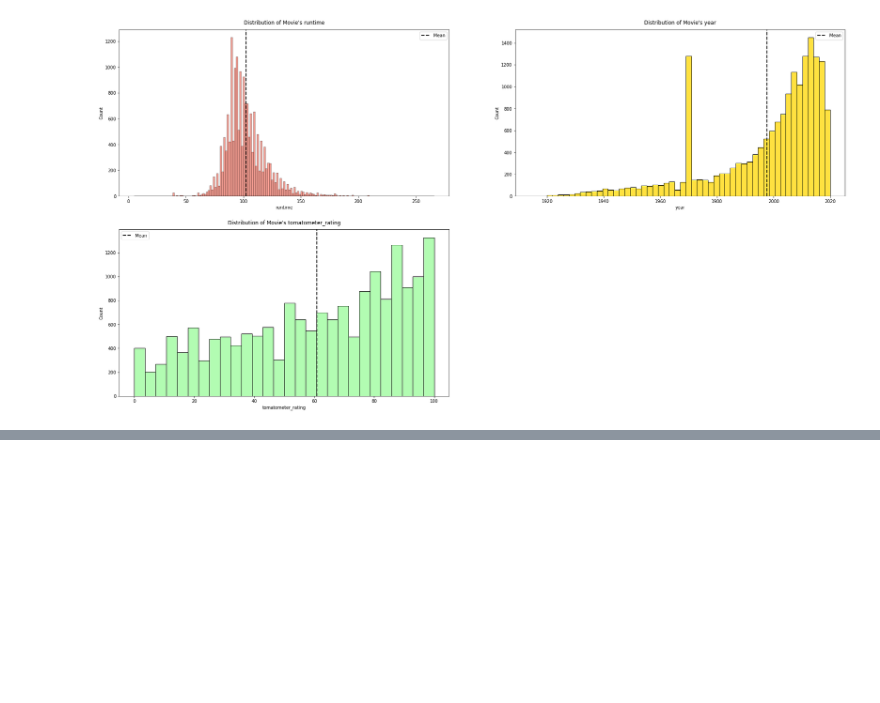
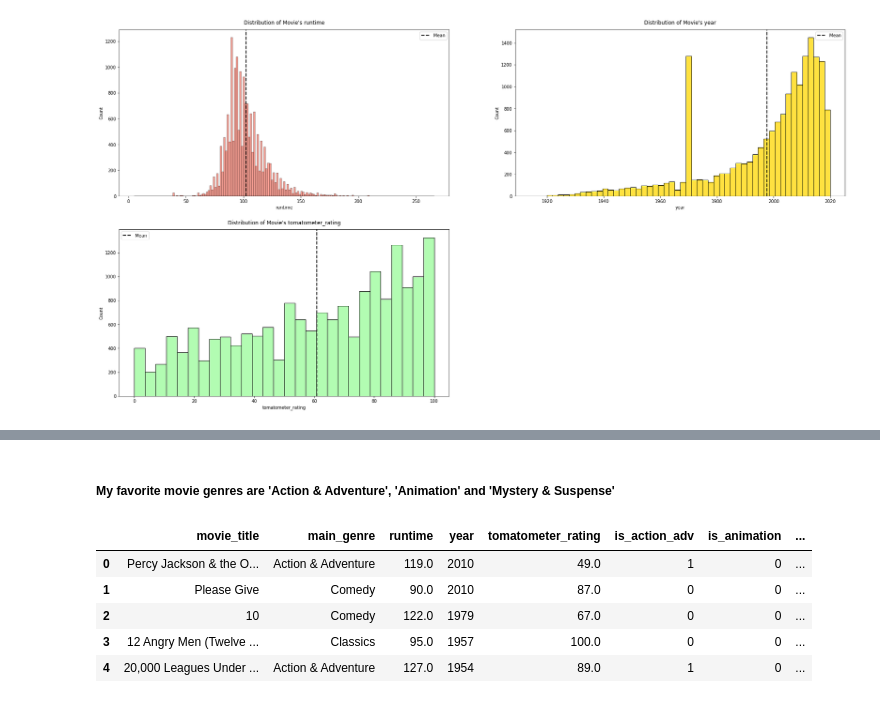
Before and after one commit to princeKike27/Movie-Classifier-RT, a Jupyter notebook: MovieClassifierRT.ipynb, the cells around one changed output, grey strips where cells are left out. Saved outputs shown, nothing was run; the diff lists cells and outputs as text; code cells hidden in the pictures; blank space fills up the shorter version.

```diff
--- a/MovieClassifierRT.ipynb
+++ b/MovieClassifierRT.ipynb
@@ -371,0 +390,24 @@ Movie´s tomatometer_rating Skewness: -0.44131126736441106
+# %% [markdown]
+##### My favorite movie genres are 'Action & Adventure', 'Animation' and 'Mystery & Suspense'
+# %%
+# Category Encoding of main_genre column
+  # 'Action & Adventure' >> [1, 0]
+  # 'Animation' >> [1, 0]
+  # 'Mystery & Suspense' >> [1, 0]
+  # 'Other' >> [1,0]
+
+df_fl['is_action_adv'] = [1 if  df_fl.loc[index, 'main_genre'] == 'Action & Adventure' else 0 for index in df_fl.index]
+df_fl['is_animation'] = [1 if df_fl.loc[index, 'main_genre'] == 'Animation' else 0 for index in df_fl.index]
+df_fl['is_mystery_susp'] = [1 if df_fl.loc[index, 'main_genre'] == 'Mystery & Suspense' else 0 for index in df_fl.index]
+df_fl['is_other'] = [1 if df_fl.loc[index, 'main_genre'] != 'Action & Adventure' and df_fl.loc[index, 'main_genre'] != 'Animation' \
+                     and df_fl.loc[index, 'main_genre'] != 'Mystery & Suspense' else 0 for index in df_fl.index]
+
+
+df_fl.head()
+# %% [output]
+|  | movie_title | main_genre | runtime | year | tomatometer_rating | is_action_adv | is_animation | ... |
+| 0 | Percy Jackson & the O... | Action & Adventure | 119.0 | 2010 | 49.0 | 1 | 0 | ... |
+| 1 | Please Give | Comedy | 90.0 | 2010 | 87.0 | 0 | 0 | ... |
+| 2 | 10 | Comedy | 122.0 | 1979 | 67.0 | 0 | 0 | ... |
+| 3 | 12 Angry Men (Twelve ... | Classics | 95.0 | 1957 | 100.0 | 0 | 0 | ... |
+| 4 | 20,000 Leagues Under ... | Action & Adventure | 127.0 | 1954 | 89.0 | 1 | 0 | ... |
```
Also changed, not shown: parts of 7 cells of this notebook.
